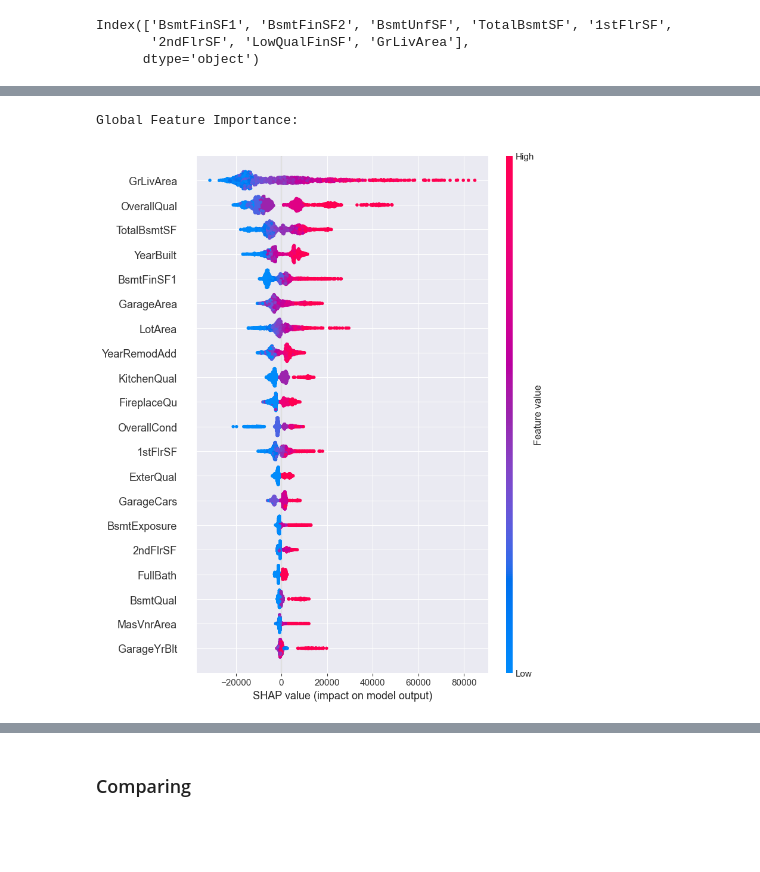
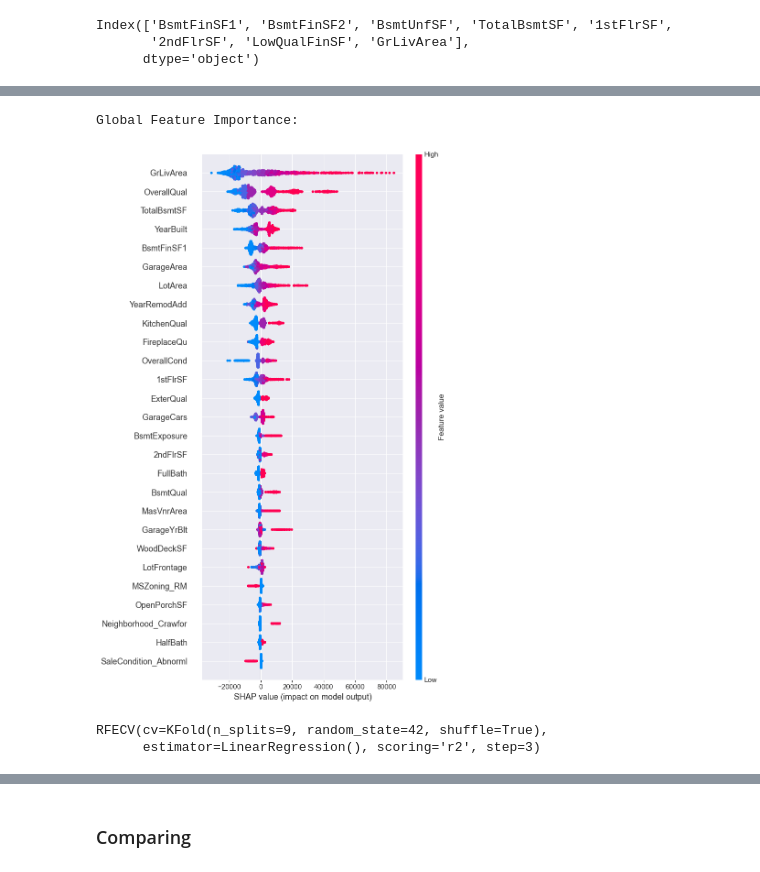
Before and after one commit to siiyayu/FeatureSelectionTechniques, a Jupyter notebook: evaluating_models.ipynb, the cells around one changed output, grey strips where cells are left out. Drawn from its saved outputs; the diff is of its cells as text; code cells hidden in the pictures; blank space fills up the shorter version.

```diff
--- a/evaluating_models.ipynb
+++ b/evaluating_models.ipynb
@@ -333,8 +321,0 @@ print("="*1164)
-# %%
-from sklearn.datasets import fetch_california_housing
-from sklearn.model_selection import train_test_split
-
-data = fetch_california_housing(as_frame=True)
-X, y = data.data, data.target
-
-X_train, X_test, y_train, y_test = train_test_split(X, y, test_size=0.2, random_state=42)
@@ -790,18 +688,20 @@ models_dict["XGBRegressor"].append({
 # %%
+import shap
+
 X_preprocessed = preprocessor.fit_transform(X)
 model = XGBRegressor(objective='reg:absoluteerror', learning_rate=0.1, max_depth=3, n_estimators=300, nthread=-1, reg_alpha=1, reg_lambda=1, subsample=0.8)
 model.fit(X_preprocessed, y)
 
 explainer = shap.Explainer(model, X_preprocessed)
 
 shap_values = explainer(X_preprocessed)
 
 # Visualize Global Feature Importance
 print("Global Feature Importance:")
-shap.summary_plot(shap_values, X_preprocessed)
+shap.summary_plot(shap_values, X_preprocessed, max_display=int(X_preprocessed.shape[1] * 0.1))
 # %% [output]
 Global Feature Importance:
-[figure, old version]
+[figure, new version]
 # %%
 # scaling for regressions
 
@@ -863,5 +763,8 @@ cv = KFold(n_splits=9, shuffle=True, random_state=42)
 
 rfecv = RFECV(estimator=model, step=3, cv=cv, scoring='r2')
 rfecv.fit(X_preprocessed, y)
+# %% [output]
+RFECV(cv=KFold(n_splits=9, random_state=42, shuffle=True),
+      estimator=LinearRegression(), scoring='r2', step=3)
 # %%
 rfecv.cv_results_
```
Also changed, not shown: parts of 74 cells of this notebook, 4 other files.
